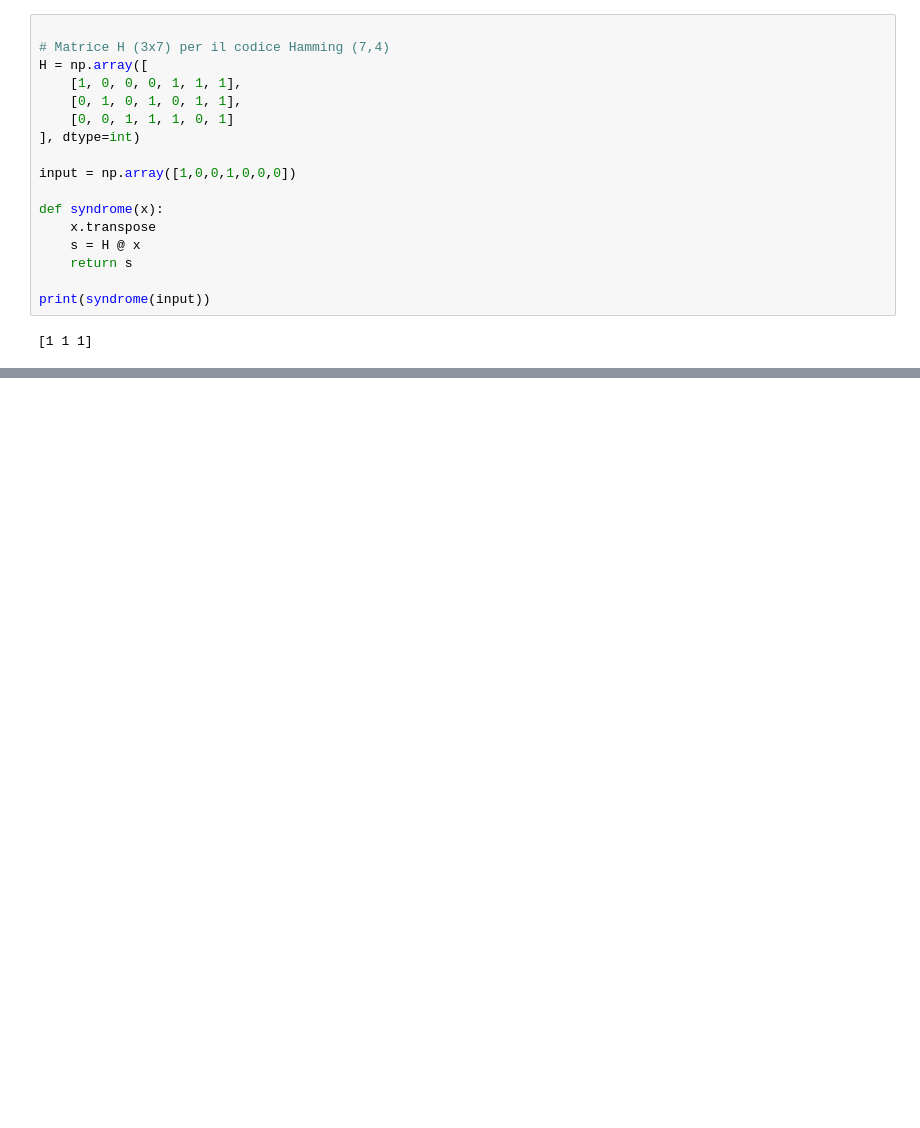
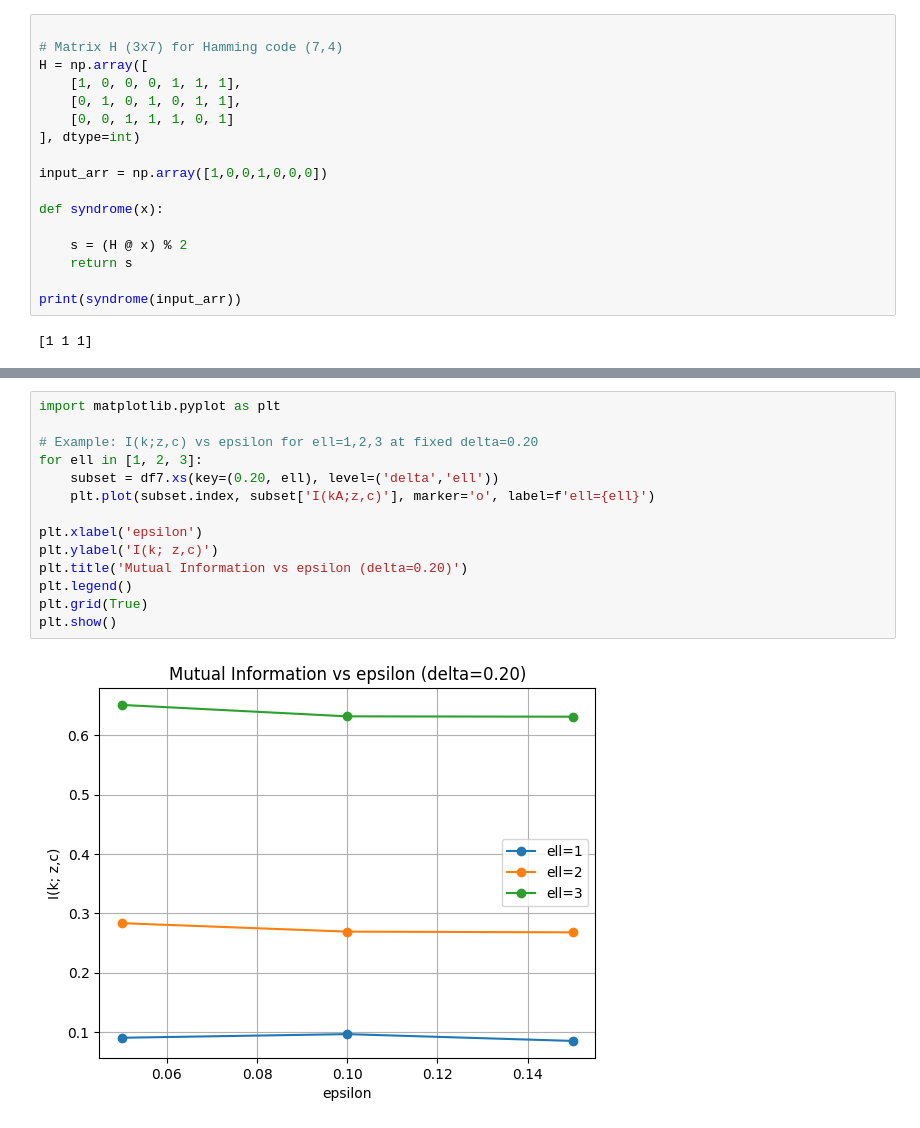
Before and after one commit to Symon02/Information-Security, a Jupyter notebook: lab4/lab4_Solver.ipynb, the cells around one changed output, grey strips where cells are left out. Cells and saved outputs as stored; diff of their text form; blank space fills up the shorter version.

```diff
--- a/lab4/lab4_Solver.ipynb
+++ b/lab4/lab4_Solver.ipynb
@@ -70,19 +73,19 @@ plot_distribution(z_samples, "Distribuzione di Z dato X = 1001000")
 # %%
 
-# Matrice H (3x7) per il codice Hamming (7,4)
+# Matrix H (3x7) for Hamming code (7,4)
 H = np.array([
     [1, 0, 0, 0, 1, 1, 1],
     [0, 1, 0, 1, 0, 1, 1],
     [0, 0, 1, 1, 1, 0, 1]
 ], dtype=int)
 
-input = np.array([1,0,0,1,0,0,0])
+input_arr = np.array([1,0,0,1,0,0,0])
 
 def syndrome(x):
-    x.transpose
-    s = H @ x
+
+    s = (H @ x) % 2
     return s
 
-print(syndrome(input))
+print(syndrome(input_arr))
 # %% [output]
 [1 1 1]
@@ -110,0 +678,16 @@ AttributeError: 'str' object has no attribute 'transpose'
+# %%
+import matplotlib.pyplot as plt
+
+# Example: I(k;z,c) vs epsilon for ell=1,2,3 at fixed delta=0.20
+for ell in [1, 2, 3]:
+    subset = df7.xs(key=(0.20, ell), level=('delta','ell'))
+    plt.plot(subset.index, subset['I(kA;z,c)'], marker='o', label=f'ell={ell}')
+
+plt.xlabel('epsilon')
+plt.ylabel('I(k; z,c)')
+plt.title('Mutual Information vs epsilon (delta=0.20)')
+plt.legend()
+plt.grid(True)
+plt.show()
+# %% [output]
+[figure, added]
```
Also changed, not shown: parts of 13 cells of this notebook.
